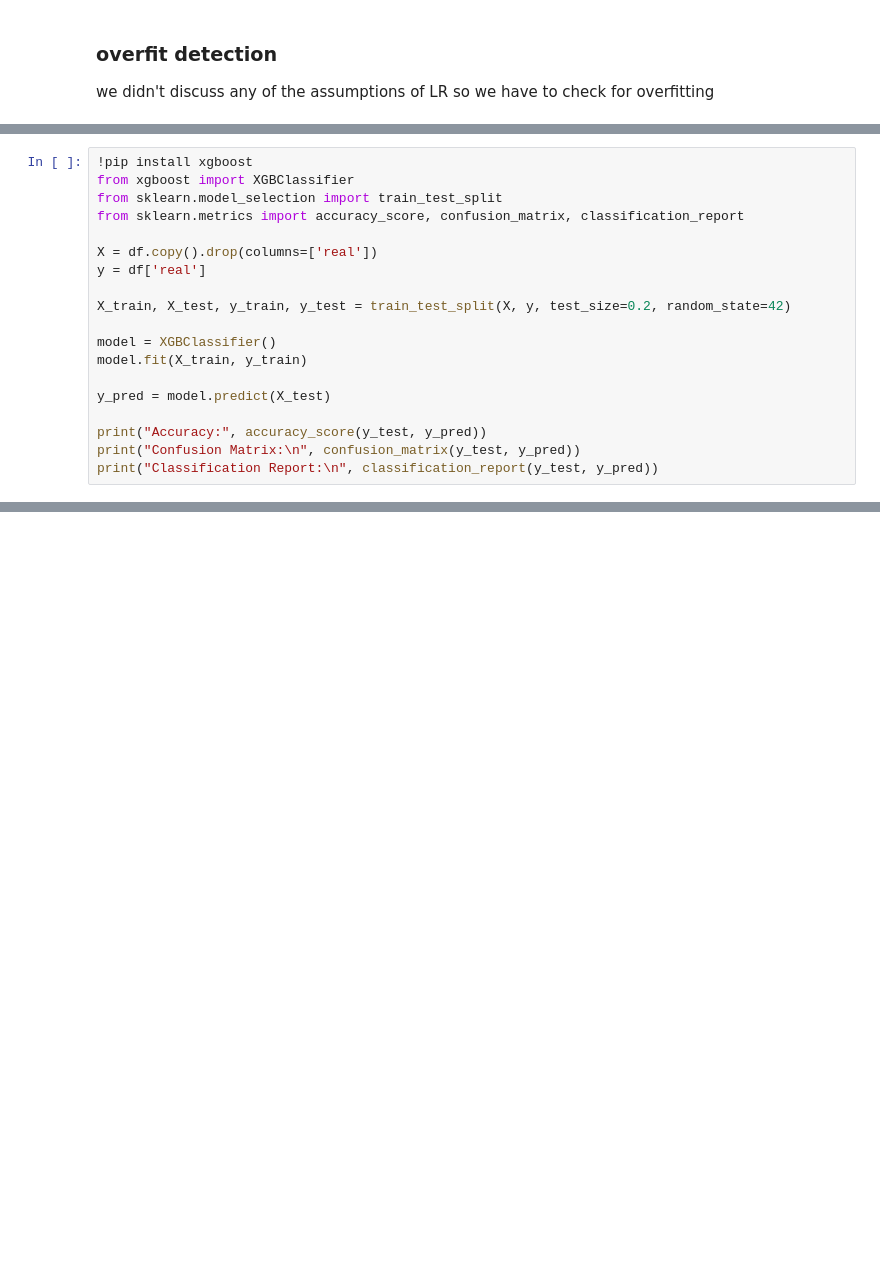
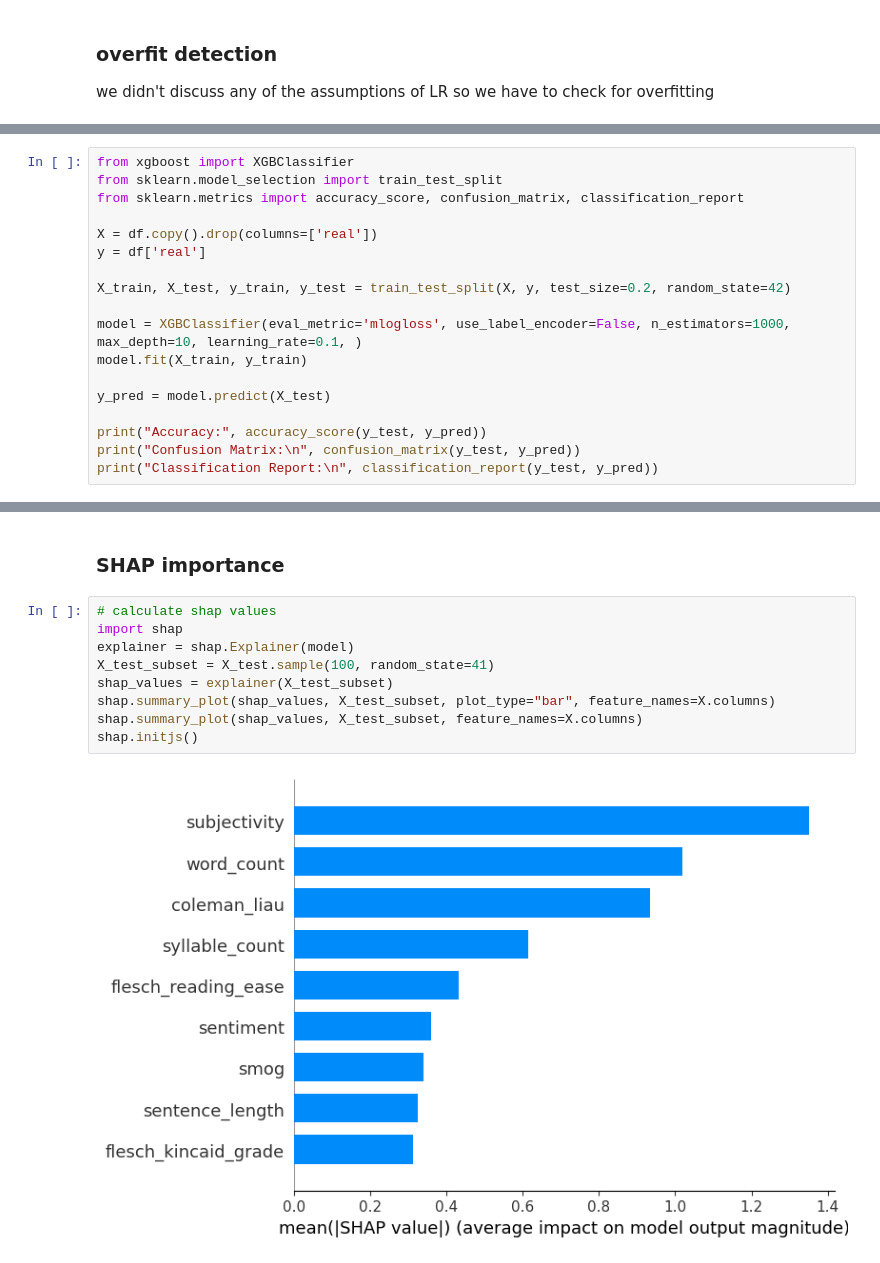
Before and after one commit to avarose444/Big-Data-Final-Project, a Jupyter notebook: Final_Project.ipynb, the cells around one changed output, grey strips where cells are left out. Saved outputs shown, nothing was run; the diff lists cells and outputs as text; blank space fills up the shorter version.

Commit message:
Tuning xgboost and adding SHAP

```diff
--- a/Final_Project.ipynb
+++ b/Final_Project.ipynb
@@ -361,5 +384,4 @@ confusion matrix: [[4237 1658]
 # %%
-!pip install xgboost
 from xgboost import XGBClassifier
 from sklearn.model_selection import train_test_split
 from sklearn.metrics import accuracy_score, confusion_matrix, classification_report
@@ -369,7 +391,7 @@ y = df['real']
 
 X_train, X_test, y_train, y_test = train_test_split(X, y, test_size=0.2, random_state=42)
 
-model = XGBClassifier()
+model = XGBClassifier(eval_metric='mlogloss', use_label_encoder=False, n_estimators=1000, max_depth=10, learning_rate=0.1, )
 model.fit(X_train, y_train)
 
 y_pred = model.predict(X_test)
@@ -379,0 +419,13 @@ print("Classification Report:\n", classification_report(y_test, y_pred))
+# %% [markdown]
+### SHAP importance
+# %%
+# calculate shap values
+import shap
+explainer = shap.Explainer(model)
+X_test_subset = X_test.sample(100, random_state=41)
+shap_values = explainer(X_test_subset)
+shap.summary_plot(shap_values, X_test_subset, plot_type="bar", feature_names=X.columns)
+shap.summary_plot(shap_values, X_test_subset, feature_names=X.columns)
+shap.initjs()
+# %% [output]
+[figure, added]
```
Also changed, not shown: parts of 12 cells of this notebook.
